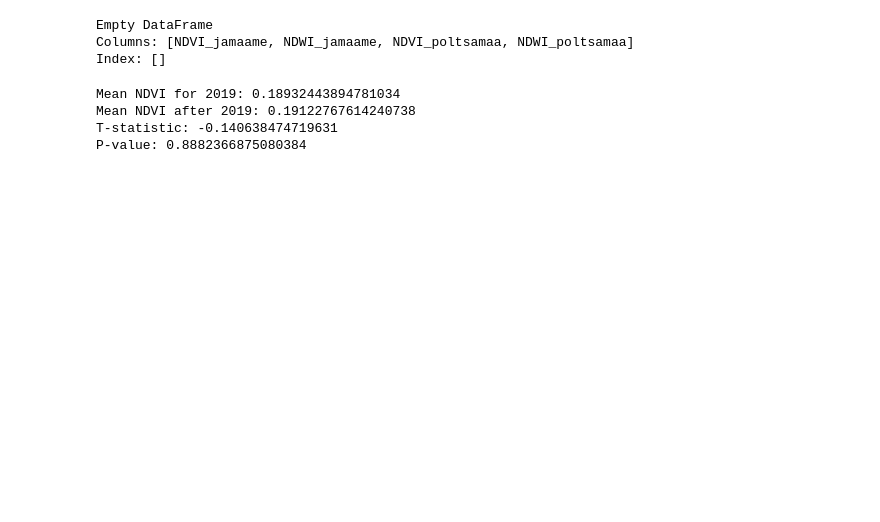
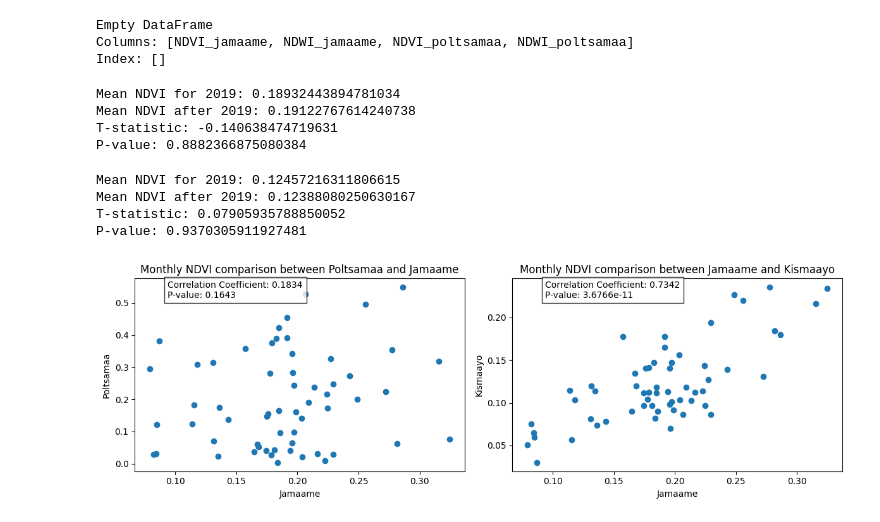
Before and after one commit to mariakesa/CassiniHackaton, a Jupyter notebook: Stats.ipynb, the cells around one changed output. Saved outputs shown, nothing was run; the diff lists cells and outputs as text; code cells hidden in the pictures; blank space fills up the shorter version.

```diff
--- a/Stats.ipynb
+++ b/Stats.ipynb
@@ -204,3 +244,67 @@ P-value: 0.8882366875080384
 import matplotlib.pyplot as plt
 
 plt.bar()
+# %%
+df_kismaayo.index = pd.to_datetime(df_kismaayo.index)
+#Before the drought
+df_2019 = df_kismaayo[df_kismaayo.index.year == 2019]
+
+# After the drought
+df_after_2019 = df_kismaayo[df_kismaayo.index > '2019-12-31']
+
+import numpy as np
+from scipy import stats
+# Perform the t-test
+mean_ndvi_2019 = np.mean(df_2019['NDVI'])
+mean_ndvi_after_2019 = np.mean(df_after_2019['NDVI'])
+
+t_stat, p_value = stats.ttest_ind(df_2019['NDVI'], df_after_2019['NDVI'])
+
+print("Mean NDVI for 2019:", mean_ndvi_2019)
+print("Mean NDVI after 2019:", mean_ndvi_after_2019)
+print("T-statistic:", t_stat)
+print("P-value:", p_value)
+# %% [output]
+Mean NDVI for 2019: 0.12457216311806615
+Mean NDVI after 2019: 0.12388080250630167
+T-statistic: 0.07905935788850052
+P-value: 0.9370305911927481
+# %%
+import matplotlib.pyplot as plt
+
+# Assuming merged_monthly and merged_monthly_somalia are the DataFrames with monthly NDVI data
+
+# Calculate correlation values
+correlation1 = 0.18342381785785372
+p_value1 = 0.16434980926351297
+correlation2 = 0.7341723978506912
+p_value2 = 3.676562922024465e-11
+
+# Create a figure with two subplots
+fig, axes = plt.subplots(1, 2, figsize=(12, 4))
+
+# Plot for 'Monthly NDVI comparison between Poltsamaa and Jamaame'
+axes[0].scatter(merged_monthly['NDVI_jamaame'], merged_monthly['NDVI_poltsamaa'])
+axes[0].set_title('Monthly NDVI comparison between Poltsamaa and Jamaame')
+axes[0].set_xlabel('Jamaame')
+axes[0].set_ylabel('Poltsamaa')
+
+# Annotate the correlation values for the first plot
+axes[0].text(0.1, 0.9, f'Correlation Coefficient: {correlation1:.4f}\nP-value: {p_value1:.4f}',
+             transform=axes[0].transAxes, bbox=dict(facecolor='white', alpha=0.8))
+
+# Plot for 'Monthly NDVI comparison between Jamaame and Kismaayo'
+axes[1].scatter(merged_monthly_somalia['NDVI_jamaame'], merged_monthly_somalia['NDVI_kismaayo'])
+axes[1].set_title('Monthly NDVI comparison between Jamaame and Kismaayo')
+axes[1].set_xlabel('Jamaame')
+axes[1].set_ylabel('Kismaayo')
+
+# Annotate the correlation values for the second plot
+axes[1].text(0.1, 0.9, f'Correlation Coefficient: {correlation2:.4f}\nP-value: {p_value2:.4e}',
+             transform=axes[1].transAxes, bbox=dict(facecolor='white', alpha=0.8))
+
+# Display the plots
+plt.tight_layout()
+plt.show()
+# %% [output]
+[figure, added]
```
Also changed, not shown: parts of 10 cells of this notebook.
